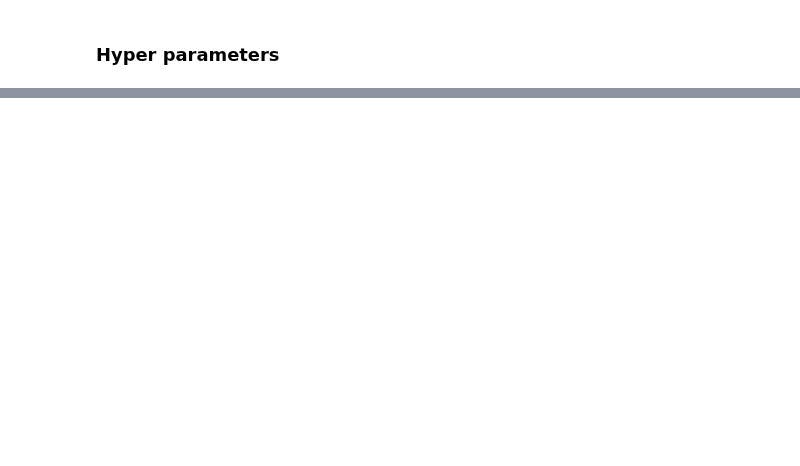
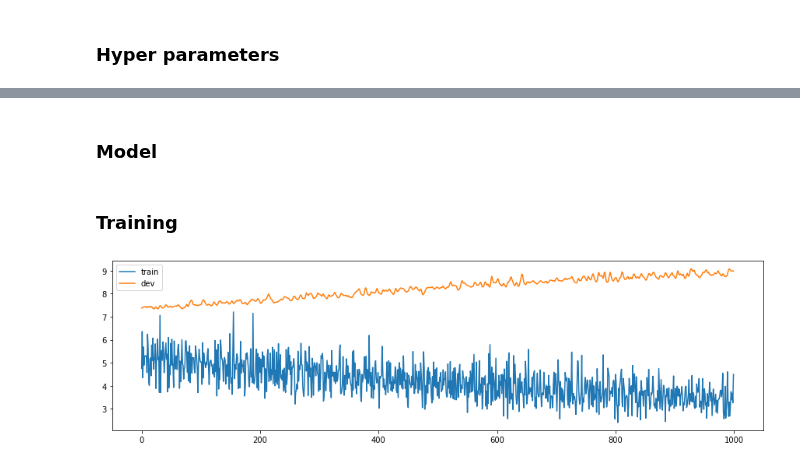
Before and after one commit to neuralsrg/EEG, a Jupyter notebook: nn/linear-regression.ipynb, the cells around one changed output, grey strips where cells are left out. Cells and saved outputs as stored; diff of their text form; code cells hidden in the pictures; blank space fills up the shorter version.

Commit message:
Training model

```diff
--- a/nn/linear-regression.ipynb
+++ b/nn/linear-regression.ipynb
@@ -46,0 +61,54 @@ learning_rate = 0.001
+# %% [markdown]
+### Model
+# %%
+class Model(nn.Module):
+
+    def __init__(self, input_size, hidden_size, out_size):
+        super(Model, self).__init__()
+        self.l1 = nn.Linear(input_size, hidden_size)
+        self.relu = nn.ReLU()
+        self.l2 = nn.Linear(hidden_size, out_size)
+
+    def forward(self, x):
+        out = self.l1(x)
+        out = self.relu(out)
+        out = self.l2(out)
+        return out
+# %%
+model = Model(A_train.shape[1], hidden_size, B_train.shape[1])
+model.double()
+criterion = nn.MSELoss()
+optimizer = torch.optim.Adam(model.parameters(), lr=learning_rate)
+total_samples = len(train_loader)
+# %% [markdown]
+### Training
+# %%
+train_losses = np.empty(0)
+dev_losses = np.empty(0)
+
+for epoch in range(num_epochs):
+
+    for i, (a, b) in enumerate(train_loader):
+
+        # forward pass
+        outputs = model(a)
+        loss = criterion(outputs, b)
+
+        # backward pass
+        optimizer.zero_grad()
+        loss.backward()
+        optimizer.step()
+
+        # info
+        with torch.no_grad():
+            train_losses = np.append(train_losses, loss)
+            outputs = model(A_dev)
+            loss = criterion(outputs, B_dev)
+            dev_losses = np.append(dev_losses, loss)
+
+plt.plot(train_losses, label='train')
+plt.plot(dev_losses, label='dev')
+plt.legend()
+plt.show()
+# %% [output]
+[figure, added]
```
Also changed, not shown: parts of 10 cells of this notebook, 1 other file.
